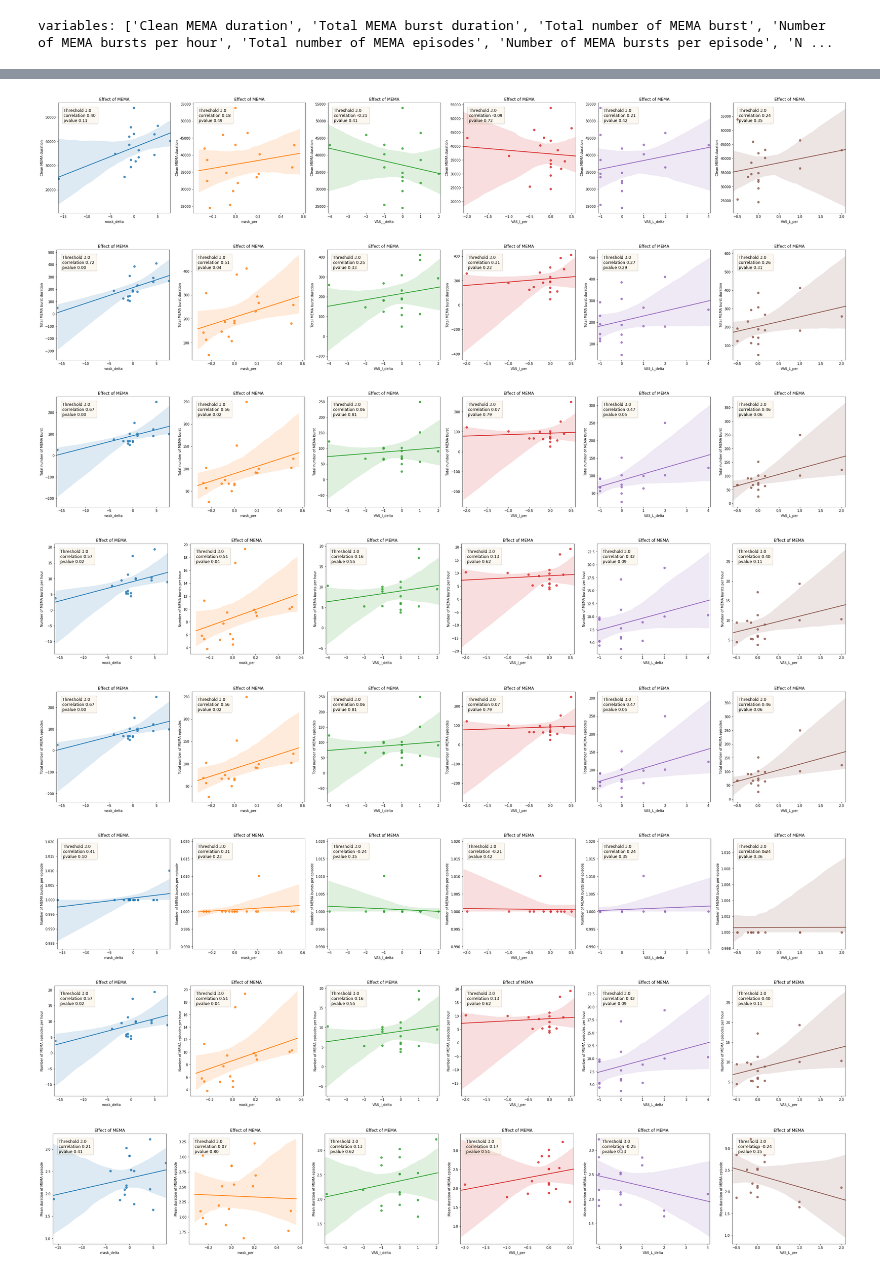
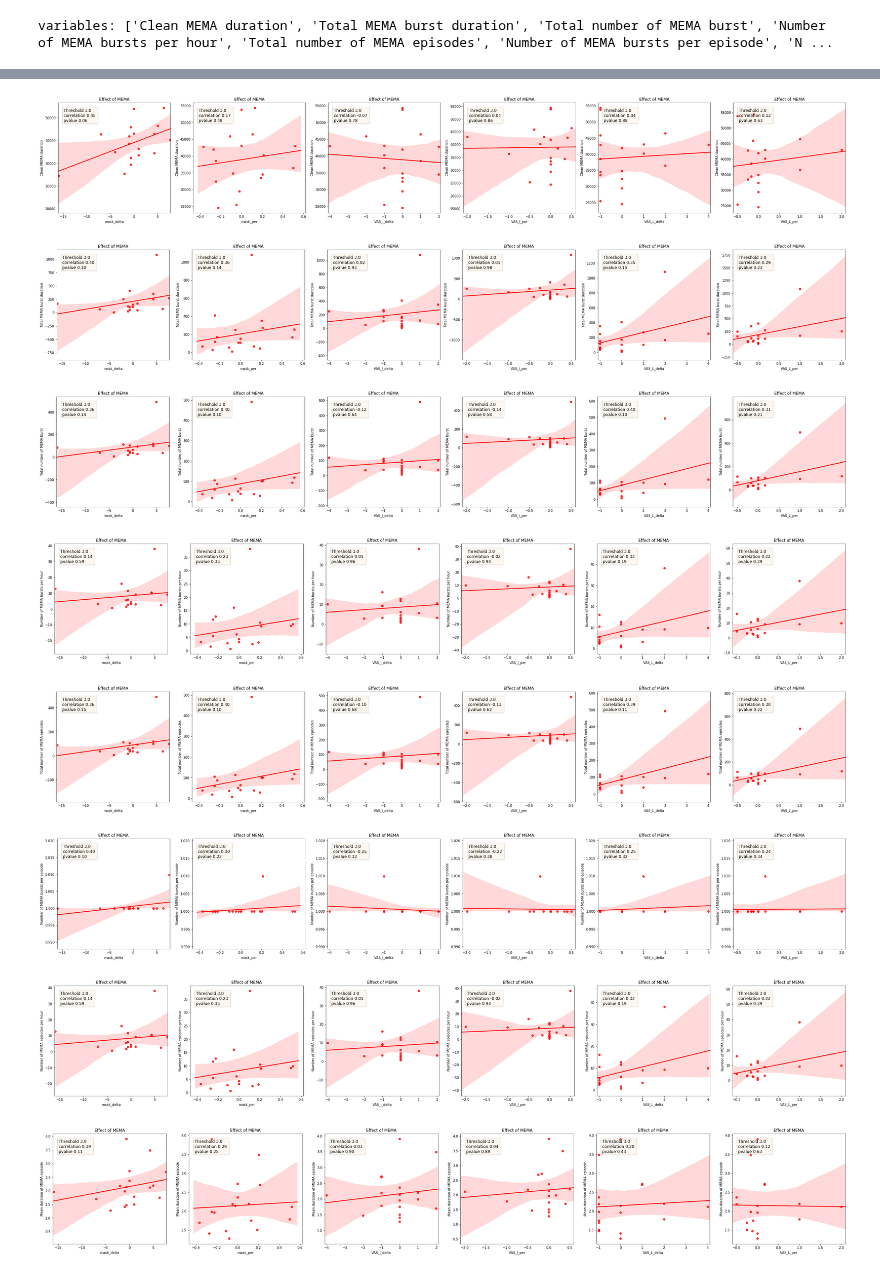
Before and after one commit to lkorczowski/Tinnitus-n-Sleep, a Jupyter notebook: notebooks/Bruxism_and_MEMA_combine.ipynb, the cells around one changed output, grey strips where cells are left out. Drawn from its saved outputs; the diff is of its cells as text; code cells hidden in the pictures.

Commit message:
lots of results explorations

```diff
--- a/notebooks/Bruxism_and_MEMA_combine.ipynb
+++ b/notebooks/Bruxism_and_MEMA_combine.ipynb
@@ -78,7 +78,7 @@ with warnings.catch_warnings():
                 file_sides=[file, file+"_left"]
             else:
 
-                    file_sides=[file+"_right", file+"_left"]
+                    file_sides=[file+"_right", file+"_left", file]
         else:
                 file_sides=[file]
 
@@ -109,6 +109,7 @@ with warnings.catch_warnings():
                 print(results_brux[file]["reports"][0])
                 print(len(results_MEMA[file_side]["labels"][0])*4)
                 print(results_brux[file]["parameters"]["time_interval"])
+                print(results_MEMA[file]["reports"][0])
 
                 brux_comb_ep, brux_pure_ep, MEMA_comb_ep, MEMA_pure_ep = combine_brux_MEMA(**params_combine)
                 valid_labels_MEMA= results_MEMA[file_side]["parameters"]["valid_labels"]
@@ -445,9 +406,10 @@ def map_category(x):
     else:
         return "stable"
 #putting away damaged recordings
-data_info["category"] = data_info["mask_per"].apply(map_category)
-
-
+data_info["category"] = data_info["mask_delta"].apply(map_category)
+#data_info["filename"] = data_info["Ear_select"]
+data_info["filename"] = data_info["Controlateral"]
+#data_info["filename"] = data_info["Right_ears"]
 
 reports = reports.merge(data_info, on="filename")
 # %%
@@ -520,9 +482,17 @@ for y_axis in quantitative_variables:
         f, axes = plt.subplots(1, len(effect_variable), figsize=(len(effect_variable)*7, 6))
         # loop on all effect variables (each subplot)
         for x_axis, ax in zip(effect_variable, axes):
-            sns.regplot(x=x_axis,y=y_axis,data=data_loc,fit_reg=True, ax=ax)
+
+
+            regression_result = scipy.stats.linregress(data_loc[x_axis].values,data_loc[y_axis].values)
+            if regression_result.pvalue < 0.01:
+                    color = 'g'
+            elif regression_result.pvalue < 0.05:
+                    color = 'b'
+            else:
+                    color = 'r'
+            sns.regplot(x=x_axis,y=y_axis,data=data_loc,fit_reg=True, ax=ax,  color=color)
             ax.set_xlim(min(data_loc[x_axis].values)-0.1,max(data_loc[x_axis].values)+0.1)
-            regression_result = scipy.stats.linregress(data_loc[x_axis].values,data_loc[y_axis].values)
             tmp = {"x_axis":x_axis, "y_axis":y_axis, "THR_classif": [threshold]}
             textstr = f"Threshold {threshold:.1f} "
             for a, re in zip(regression_result._fields, regression_result):
@@ -560,41 +528,48 @@ meta_results.query("pvalue < 0.05")
 # %%
 meta_results = pd.DataFrame()
 import seaborn as sns
 plt.close("all")
 data = reports.query("category != 'control'")
 # loop over all quantitative variables (y_axis)
 for y_axis in quantitative_variables:
     # loop on all classification results (each figure)
     for threshold in reports["THR_classif"].unique():
         data_loc = data[data["THR_classif"]==threshold]
         f, axes = plt.subplots(1, len(effect_variable), figsize=(len(effect_variable)*7, 6))
         # loop on all effect variables (each subplot)
         for x_axis, ax in zip(effect_variable, axes):
-            sns.regplot(x=x_axis,y=y_axis,data=data_loc,fit_reg=True, ax=ax)
+
+            regression_result = scipy.stats.spearmanr(data_loc[x_axis].values,data_loc[y_axis].values)
+            if regression_result.pvalue < 0.01:
+                    color = 'g'
+            elif regression_result.pvalue < 0.05:
+                    color = 'b'
+            else:
+                    color = 'r'
+            sns.regplot(x=x_axis,y=y_axis,data=data_loc,fit_reg=True, ax=ax,  color=color)
             ax.set_xlim(min(data_loc[x_axis].values)-0.1,max(data_loc[x_axis].values)+0.1)
-            regression_result = scipy.stats.spearmanr(data_loc[x_axis].values,data_loc[y_axis].values)
             tmp = {"x_axis":x_axis, "y_axis":y_axis, "THR_classif": [threshold]}
             textstr = f"Threshold {threshold:.1f} "
             for a, re in zip(regression_result._fields, regression_result):
                 textstr = textstr + "\n" + f"{a} {re:.2f} "
                 tmp[a] = [re]
             ax.set_title("Effect of MEMA")
             # place patch
             props = dict(boxstyle='round', facecolor='wheat', alpha=0.2)
             ax.text(0.05, 0.95, textstr, transform=ax.transAxes, fontsize=12,
                     verticalalignment='top', bbox=props)
 
             # save results
             meta_results = pd.concat([meta_results, pd.DataFrame(tmp)])
 # %% [output]
-[figure, old version]
+[figure, new version]
-[figure, old version]
+[figure, new version]
-[figure, old version]
+[figure, new version]
-[figure, old version]
+[figure, new version]
-[figure, old version]
+[figure, new version]
-[figure, old version]
+[figure, new version]
-[figure, old version]
+[figure, new version]
-[figure, old version]
+[figure, new version]
 # %%
 meta_results.query("pvalue < 0.05")
 # %% [output]
```
Also changed, not shown: parts of 13 cells of this notebook, 14 other files.
